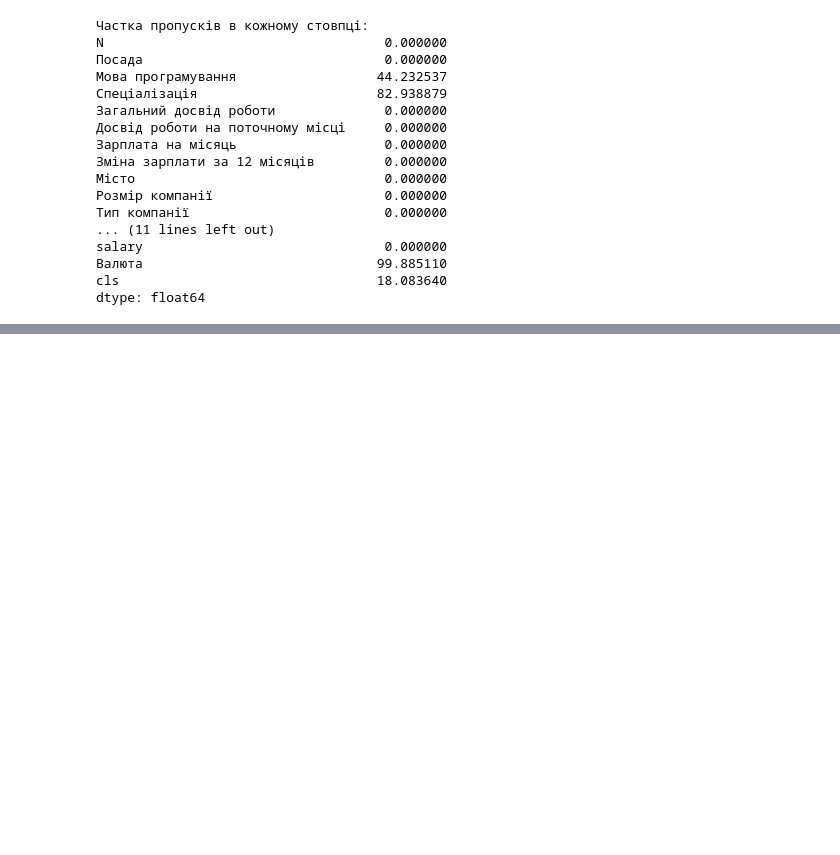
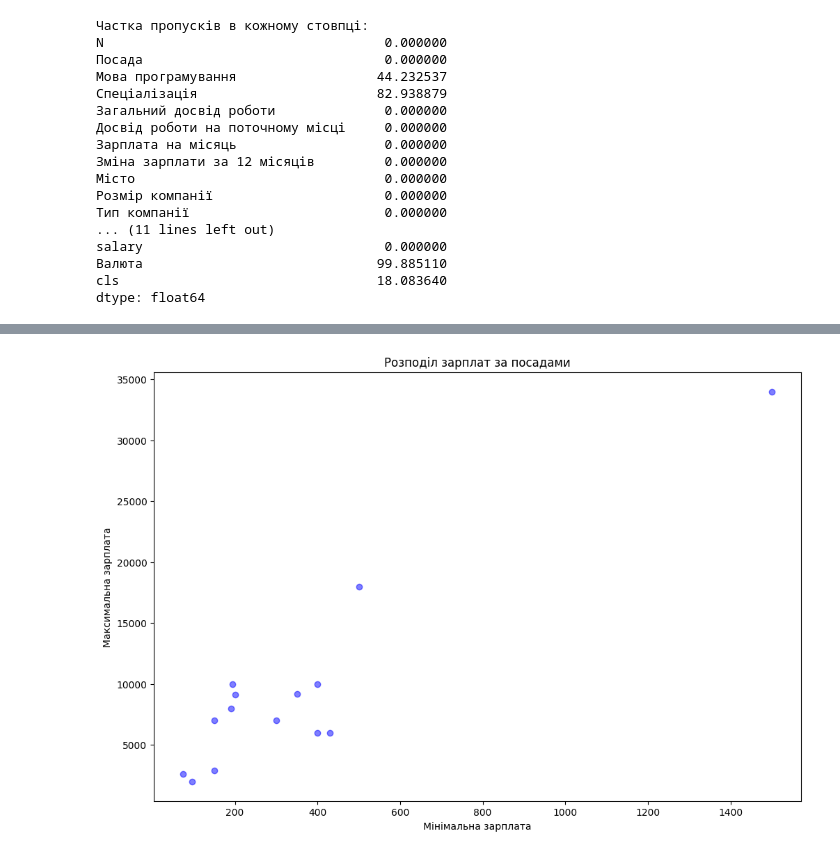
Before and after one commit to Pelmenoff/data_science, a Jupyter notebook: hw2_2.ipynb, the cells around one changed output, grey strips where cells are left out. Saved outputs shown, nothing was run; the diff lists cells and outputs as text; code cells hidden in the pictures; blank space fills up the shorter version.

```diff
--- a/hw2_2.ipynb
+++ b/hw2_2.ipynb
@@ -125,3 +126,12 @@ max      9250.000000
 Name: avg, dtype: float64
+# %%
+plt.figure(figsize=(12, 8))
+plt.scatter(grouped_data['Зарплата на місяць_min'], grouped_data['Зарплата на місяць_max'], c='blue', alpha=0.5)
+plt.title('Розподіл зарплат за посадами')
+plt.xlabel('Мінімальна зарплата')
+plt.ylabel('Максимальна зарплата')
+plt.show()
+# %% [output]
+[figure, added]
 # %%
 grouped_data.to_csv('output_data.csv', index=False)
```
Also changed, not shown: parts of 10 cells of this notebook.
